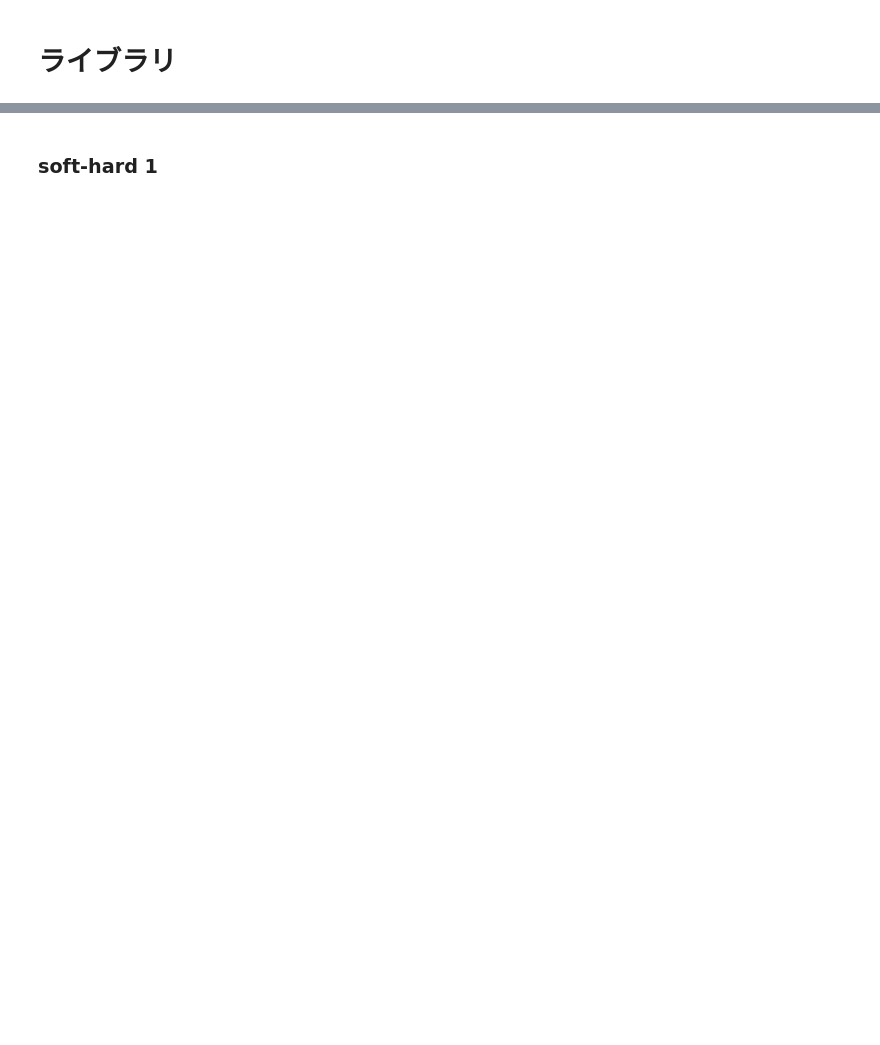
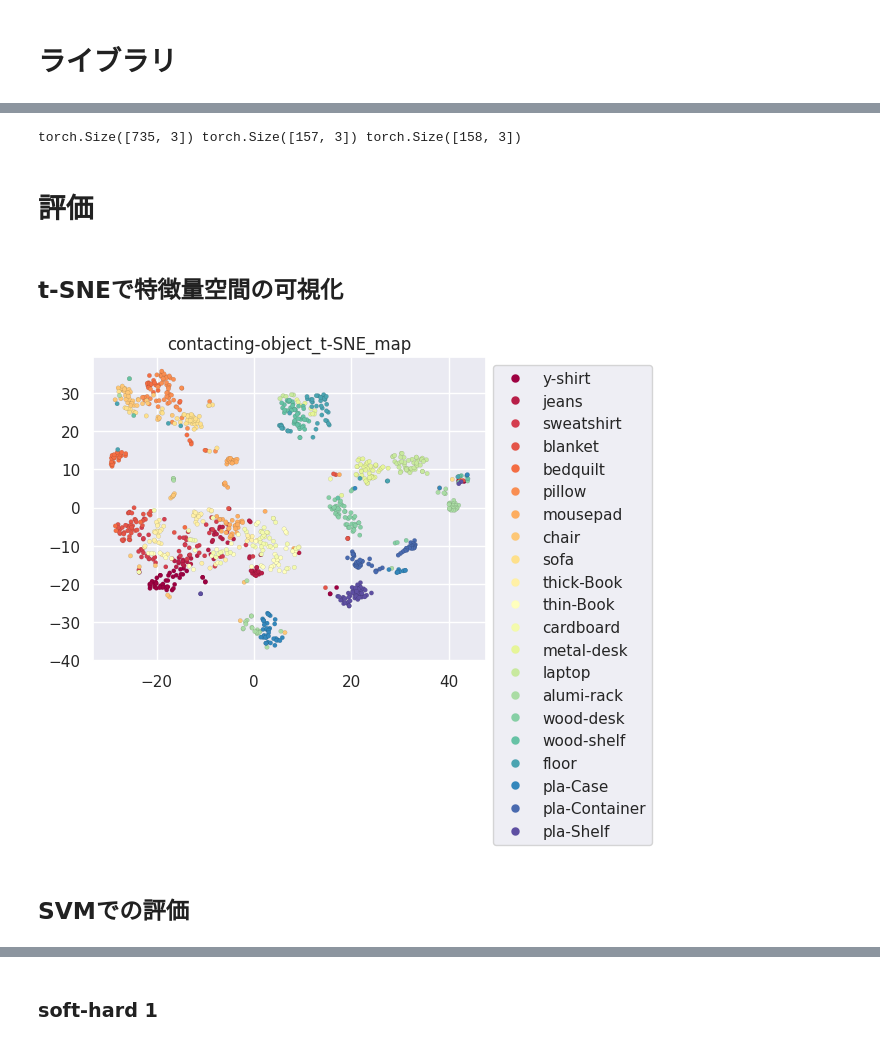
Before and after one commit to nish247/CNN_contact-obj, a Jupyter notebook: main.ipynb, the cells around one changed output, grey strips where cells are left out. Drawn from its saved outputs; the diff is of its cells as text; code cells hidden in the pictures; blank space fills up the shorter version.

```diff
--- a/main.ipynb
+++ b/main.ipynb
@@ -95,4 +2,0 @@ Error:
-# %%
-import pickle
-f = open('soundDataset.pickle','rb')
-soundDataset = pickle.load(f)
@@ -1587,0 +116,11 @@ Error:
+# %%
+import pickle
+f = open('soundDataset_20240619.pickle','rb')
+soundDataset_new = pickle.load(f)
+
+patterns = soundDataset_new.shape[0] #物体の種類
+trials = soundDataset_new.shape[1] #試行数
+len_data = soundDataset_new.shape[2] #1試行の長さ,サンプル数
+num_data = patterns*trials #全試行数
+
+print(patterns,trials,len_data,num_data)
@@ -1587,0 +359,19 @@ Error:
+# %%
+# テンソルに変換
+Dataset_melspec_tensor = torch.tensor(Dataset_melspec, dtype=torch.float32)
+Dataset_label_tensor = torch.tensor(Dataset_label_np, dtype=torch.int64)
+
+# split (stratify by the first column of labels as an example)
+train_feature_all, eval_feature_all, train_labels_all, eval_labels_all = train_test_split(
+    Dataset_melspec_tensor, Dataset_label_tensor,
+    stratify=Dataset_label_np[:, 0], shuffle=True, random_state=0, train_size=0.7
+)
+
+val_feature_all, test_feature_all, val_labels_all, test_labels_all = train_test_split(
+    eval_feature_all, eval_labels_all,
+    stratify=eval_labels_all[:, 0], shuffle=True, random_state=0, train_size=0.5
+)
+
+print(train_labels_all.shape,val_labels_all.shape,test_labels_all.shape)
+# %% [output]
+torch.Size([735, 3]) torch.Size([157, 3]) torch.Size([158, 3])
@@ -1587,0 +412,37 @@ Error:
+# %% [markdown]
+# 評価
+# %% [markdown]
+## t-SNEで特徴量空間の可視化
+# %%
+
+
+tsne = TSNE(
+    n_components=2,
+    perplexity=30.0,
+    random_state=(0)
+)
+X_tsne = tsne.fit_transform(Dataset_mfcc.iloc[:,1:num_feature])
+
+# プロット
+title = "contacting-object_t-SNE_map"
+plt.title(title)
+
+scatter=plt.scatter(
+            X_tsne[:, 0],
+            X_tsne[:, 1],
+            c=Dataset_mfcc['objNum'],
+            cmap='Spectral',
+            edgecolor='black',
+            linewidths=0.05,
+            s=10
+        )
+# 凡例を追加
+plt.legend(handles=scatter.legend_elements(num=21)[0],labels=objLabel,bbox_to_anchor=(1, 1), loc='upper left')
+
+plt.tight_layout()
+
+# plt.savefig("data/output_data/"+title+".pdf")
+# %% [output]
+[figure, added]
+# %% [markdown]
+## SVMでの評価
```
Also changed, not shown: parts of 142 cells of this notebook, 4 other files.
